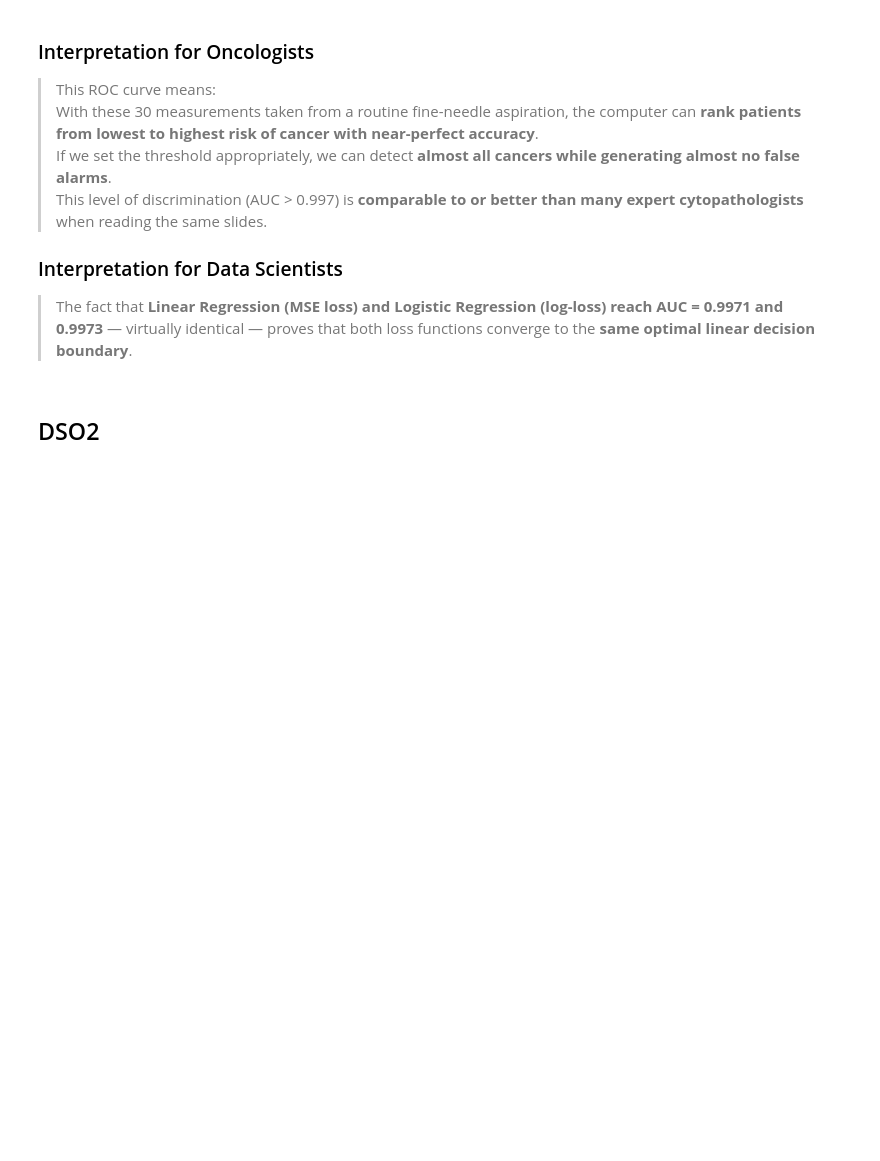
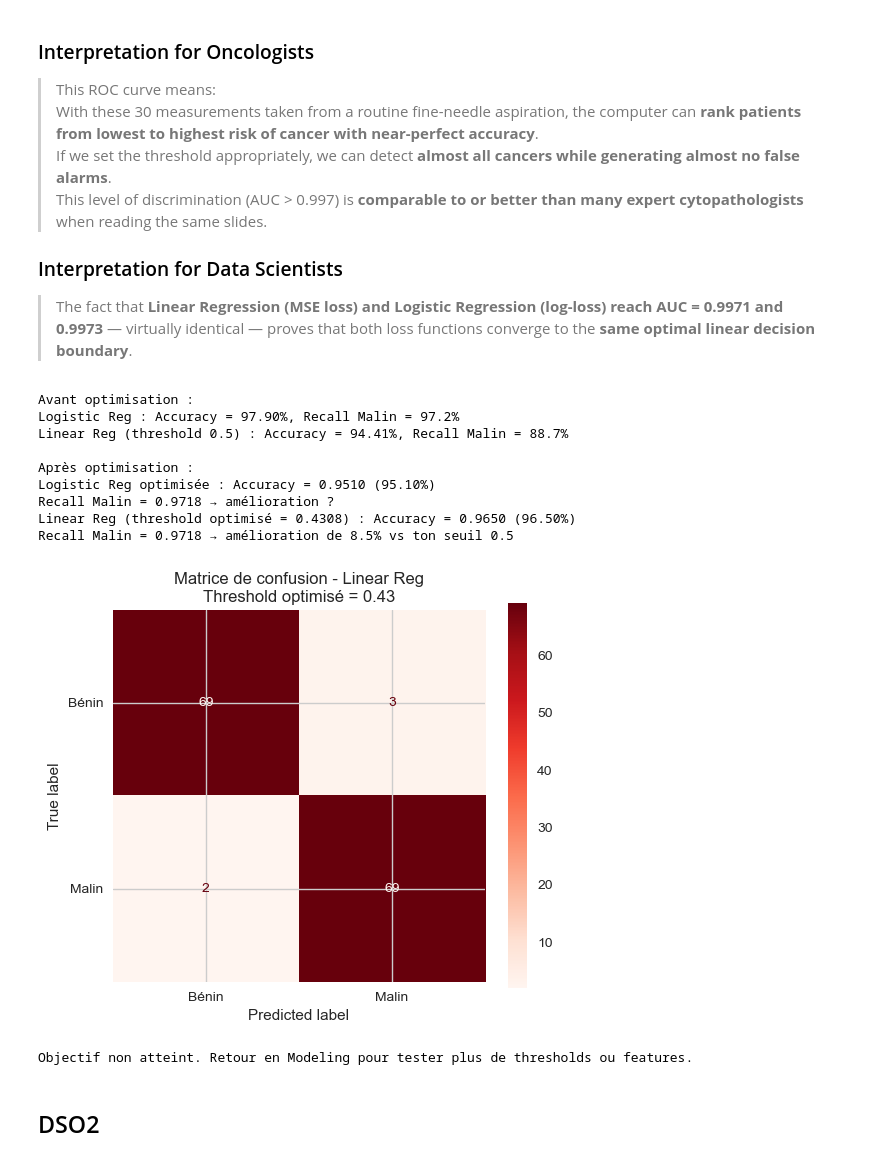
Before and after one commit to youssef060902/Algonomads_ML, a Jupyter notebook: Project.ipynb, the cells around one changed output. Saved outputs shown, nothing was run; the diff lists cells and outputs as text; code cells hidden in the pictures; blank space fills up the shorter version.

```diff
--- a/Project.ipynb
+++ b/Project.ipynb
@@ -954,6 +1059,51 @@ The **ROC curve** shows how well a model can **separate malignant from benign tu
 ### Interpretation for Data Scientists
 
 > The fact that **Linear Regression (MSE loss) and Logistic Regression (log-loss) reach AUC = 0.9971 and 0.9973** — virtually identical — proves that both loss functions converge to the **same optimal linear decision boundary**.
+# %%
+# --- Mise à jour pour comparer avant/après optimisation ---
+# Avant optimisation (tes résultats originaux)
+print("\nAvant optimisation :")
+print(f"Logistic Reg : Accuracy = 97.90%, Recall Malin = 97.2%")
+print(f"Linear Reg (threshold 0.5) : Accuracy = 94.41%, Recall Malin = 88.7%")
+
+# Après optimisation
+y_pred_logreg_opt = logreg_optimized.predict(X_test_scaled)
+acc_logreg_opt = accuracy_score(y_test, y_pred_logreg_opt)
+rec_logreg_opt = recall_score(y_test, y_pred_logreg_opt)
+
+acc_linreg_opt = accuracy_score(y_test, y_pred_linreg_opt)
+rec_linreg_opt = recall_score(y_test, y_pred_linreg_opt)
+
+print("\nAprès optimisation :")
+print(f"Logistic Reg optimisée : Accuracy = {acc_logreg_opt:.4f} ({acc_logreg_opt*100:.2f}%)")
+print(f"Recall Malin = {rec_logreg_opt:.4f} → amélioration ?")
+
+print(f"Linear Reg (threshold optimisé = {optimal_threshold:.4f}) : Accuracy = {acc_linreg_opt:.4f} ({acc_linreg_opt*100:.2f}%)")
+print(f"Recall Malin = {rec_linreg_opt:.4f} → amélioration de {rec_linreg_opt*100 - 88.7:.1f}% vs ton seuil 0.5")
+
+# Mise à jour de la matrice de confusion pour le modèle optimisé
+fig, ax = plt.subplots(figsize=(6, 5))
+ConfusionMatrixDisplay.from_predictions(y_test, y_pred_linreg_opt, display_labels=['Bénin', 'Malin'], cmap='Reds', ax=ax)
+ax.set_title(f'Matrice de confusion - Linear Reg\nThreshold optimisé = {optimal_threshold:.2f}')
+plt.show()
+
+# Décision CRISP-DM
+if acc_linreg_opt > 0.9766:
+    print("Objectif atteint ! Modèle optimisé bat 97.66% de l'article.")
+else:
+    print("Objectif non atteint. Retour en Modeling pour tester plus de thresholds ou features.")
+# %% [output]
+Avant optimisation :
+Logistic Reg : Accuracy = 97.90%, Recall Malin = 97.2%
+Linear Reg (threshold 0.5) : Accuracy = 94.41%, Recall Malin = 88.7%
+
+Après optimisation :
+Logistic Reg optimisée : Accuracy = 0.9510 (95.10%)
+Recall Malin = 0.9718 → amélioration ?
+Linear Reg (threshold optimisé = 0.4308) : Accuracy = 0.9650 (96.50%)
+Recall Malin = 0.9718 → amélioration de 8.5% vs ton seuil 0.5
+[figure, added]
+Objectif non atteint. Retour en Modeling pour tester plus de thresholds ou features.
 # %% [markdown]
 ## DSO2
 # %%
```
Also changed, not shown: parts of 4 cells of this notebook, 25 other files.
